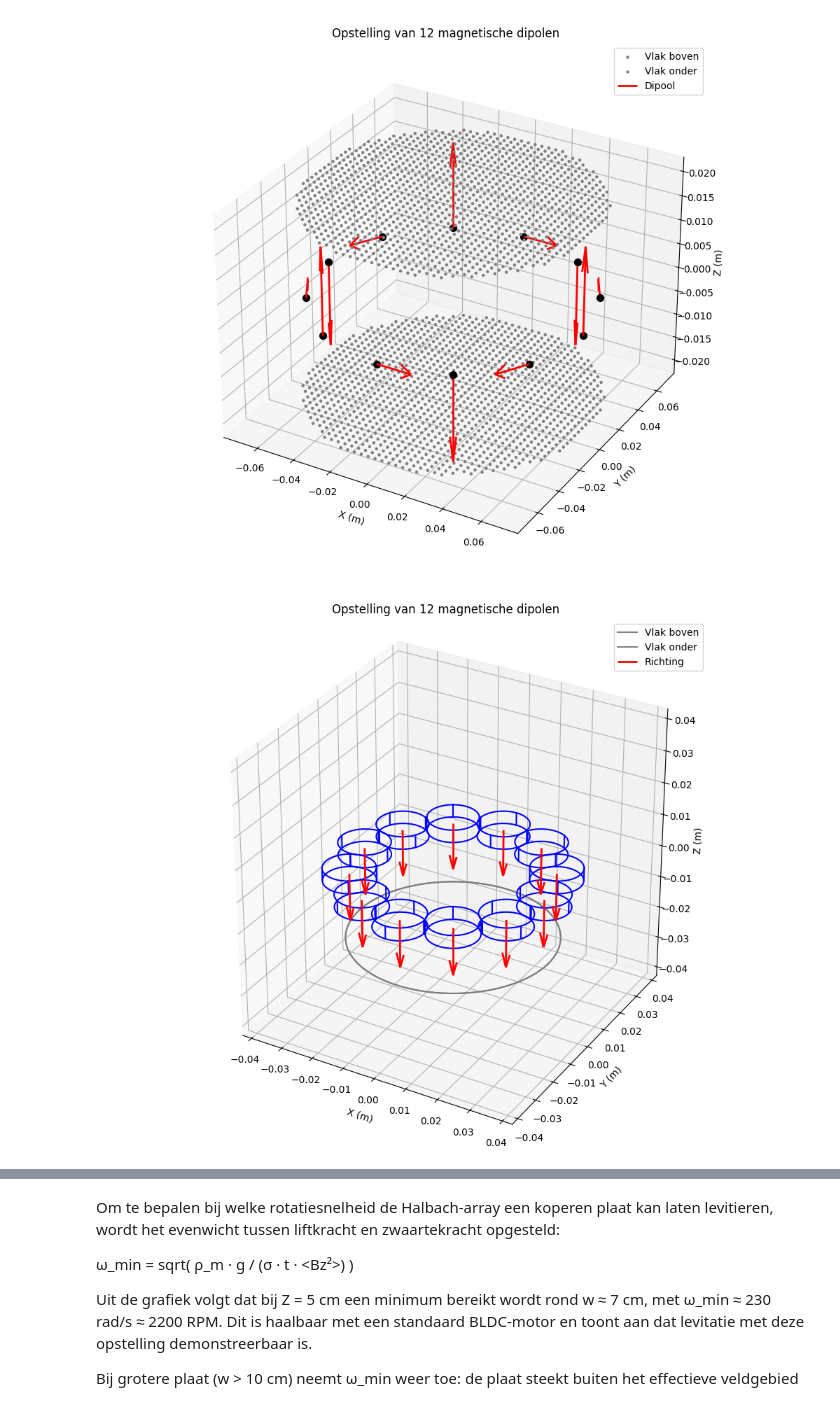
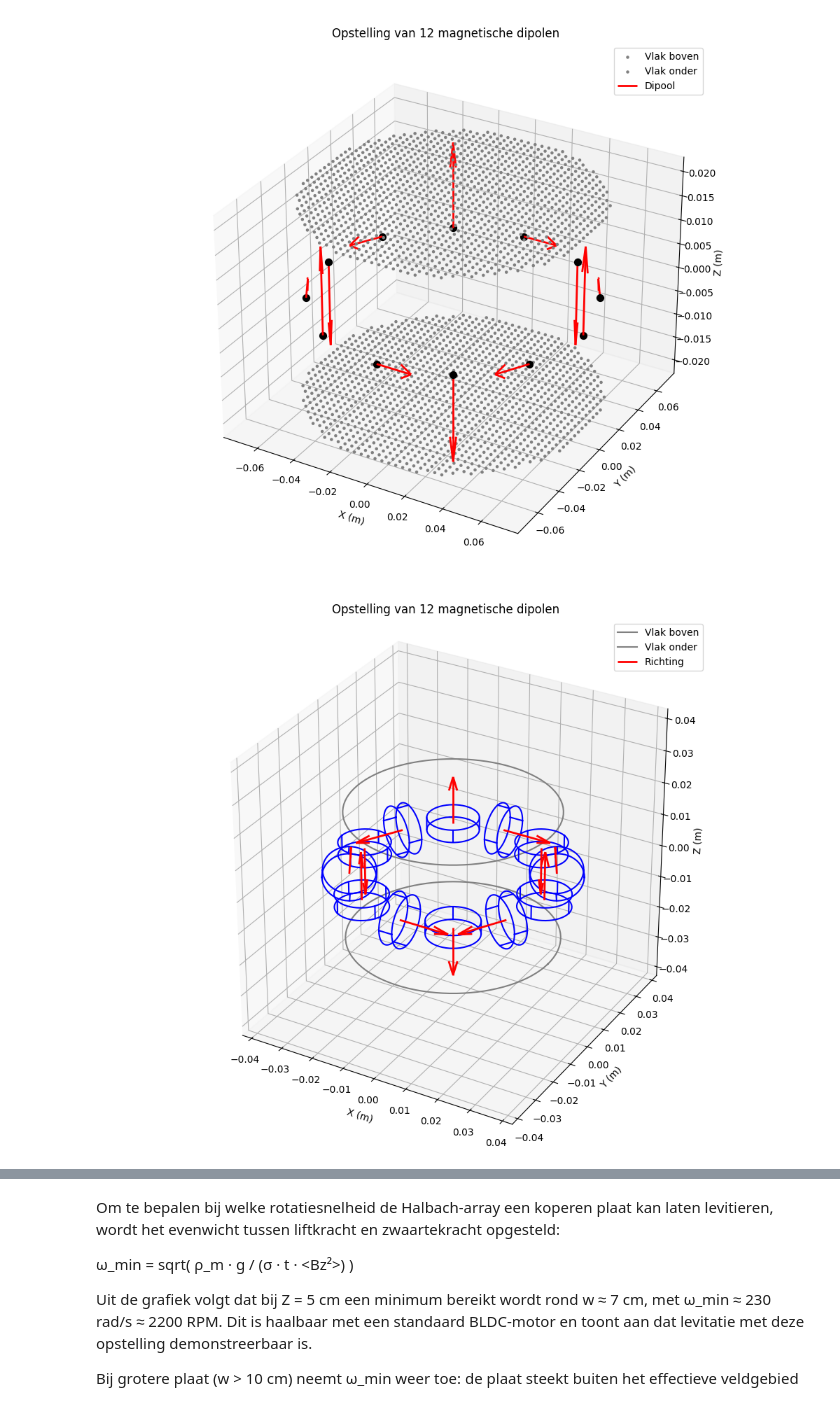
Before and after one commit to JensGroen/DEF-E, a Jupyter notebook: DEF eindproject simulatie en wiskundige benadering groep 15.ipynb, the cells around one changed output, grey strips where cells are left out. Saved outputs shown, nothing was run; the diff lists cells and outputs as text; code cells hidden in the pictures.

```diff
--- a/DEF eindproject simulatie en wiskundige benadering groep 15.ipynb
+++ b/DEF eindproject simulatie en wiskundige benadering groep 15.ipynb
@@ -232,7 +232,7 @@ configuratie_namen = {
     0: "Halbach",
     1: "Parallel",
 }
-configuratie = 1
+configuratie = 0
 
 # Magneet waardes
 rmag = 15*10**-3/2 # radius magneet
@@ -252,7 +252,7 @@ xo1 = 0
 yo1 = 0
 n1 = 40  # grid resolutie
 width1 = r*2.1
-z_plane1 = -0.02
+z_plane1 = 0.02
 
 # #fluxvlak 2
 
@@ -301,7 +301,7 @@ def Lokaalstelsel(theta, conf, p):
 
     """Parallel"""
     if conf == "Parallel":
-        nu_hat = -z_hat
+        nu_hat = z_hat
         s_hat   = r_hat
         t_hat   = phi_hat
 
@@ -418,34 +418,34 @@ def plot_magneet_cilinder(ax, centrum, theta, rmag, zmag, color='blue'):
         ax.plot([boven[0],onder[0]], [boven[1],onder[1]], [boven[2],onder[2]], color=color)
 
 
 # Plot-loop
 for i in range(N):
     theta   = 2 * np.pi * i / N          # ← eerst theta
     centrum = np.array([r*np.cos(theta), r*np.sin(theta), 0])
     nu_hat, s_hat, t_hat = Lokaalstelsel(theta, conf, p)
 
     plot_magneet_cilinder(ax, centrum, theta, rmag, zmag)
     ax.quiver(*centrum, *nu_hat, length=rmag*2, color='red',
               linewidth=2, label='Richting' if i == 0 else "")
 
 
 
 def set_axes_gelijk(ax, bereik):
     ax.set_box_aspect([1, 1, 1])
     ax.set_xlim3d(-bereik, bereik)
     ax.set_ylim3d(-bereik, bereik)
     ax.set_zlim3d(-bereik, bereik)
 
 set_axes_gelijk(ax, bereik=1.5*r)  # pas aan naar jouw situatie
 ax.set_xlabel('X (m)')
 ax.set_ylabel('Y (m)')
 ax.set_zlabel('Z (m)')
 ax.set_title(f'Opstelling van {N} magnetische dipolen')
 ax.legend()
 plt.tight_layout()
 plt.show()
 # %% [output]
-[figure, old version]
+[figure, new version]
 # %%
 import numpy as np
 import matplotlib.pyplot as plt
```
Also changed, not shown: parts of 4 cells of this notebook.
